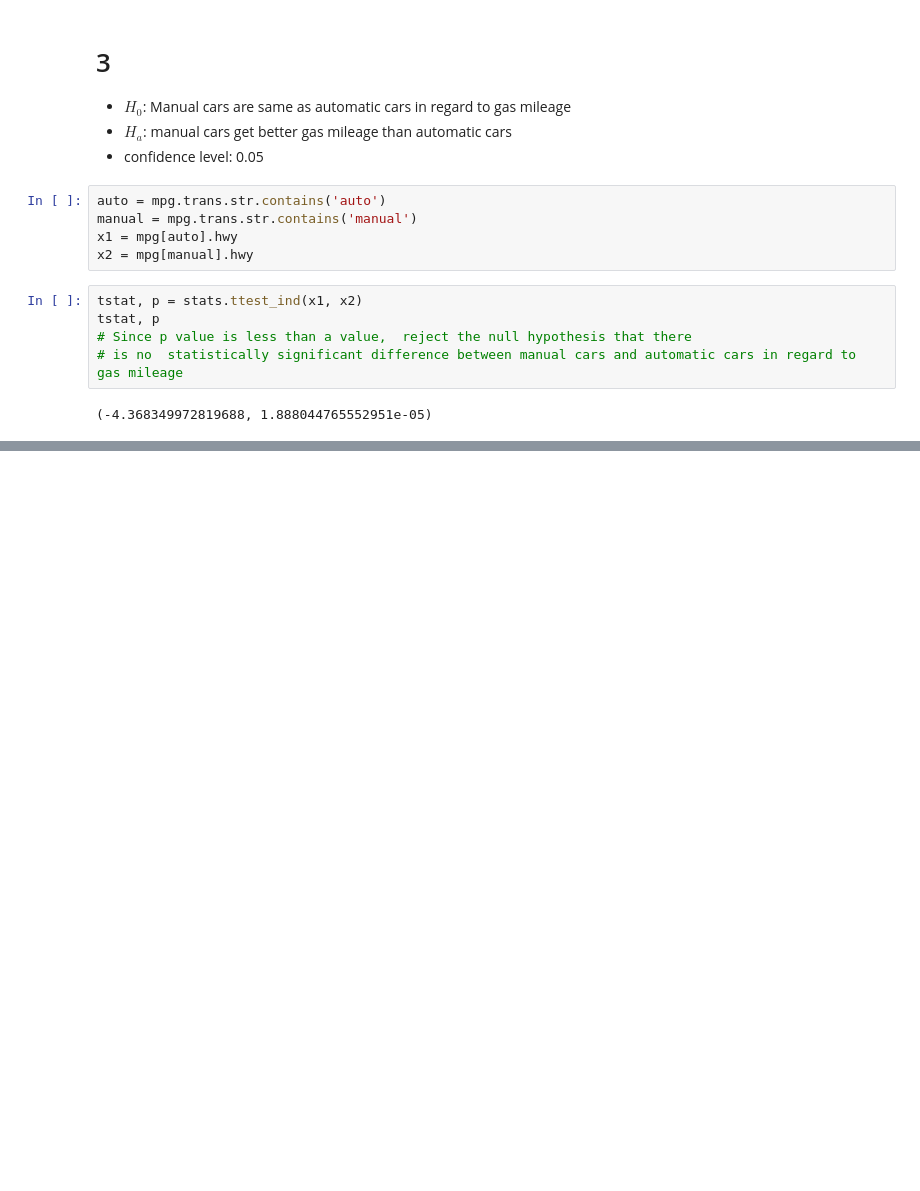
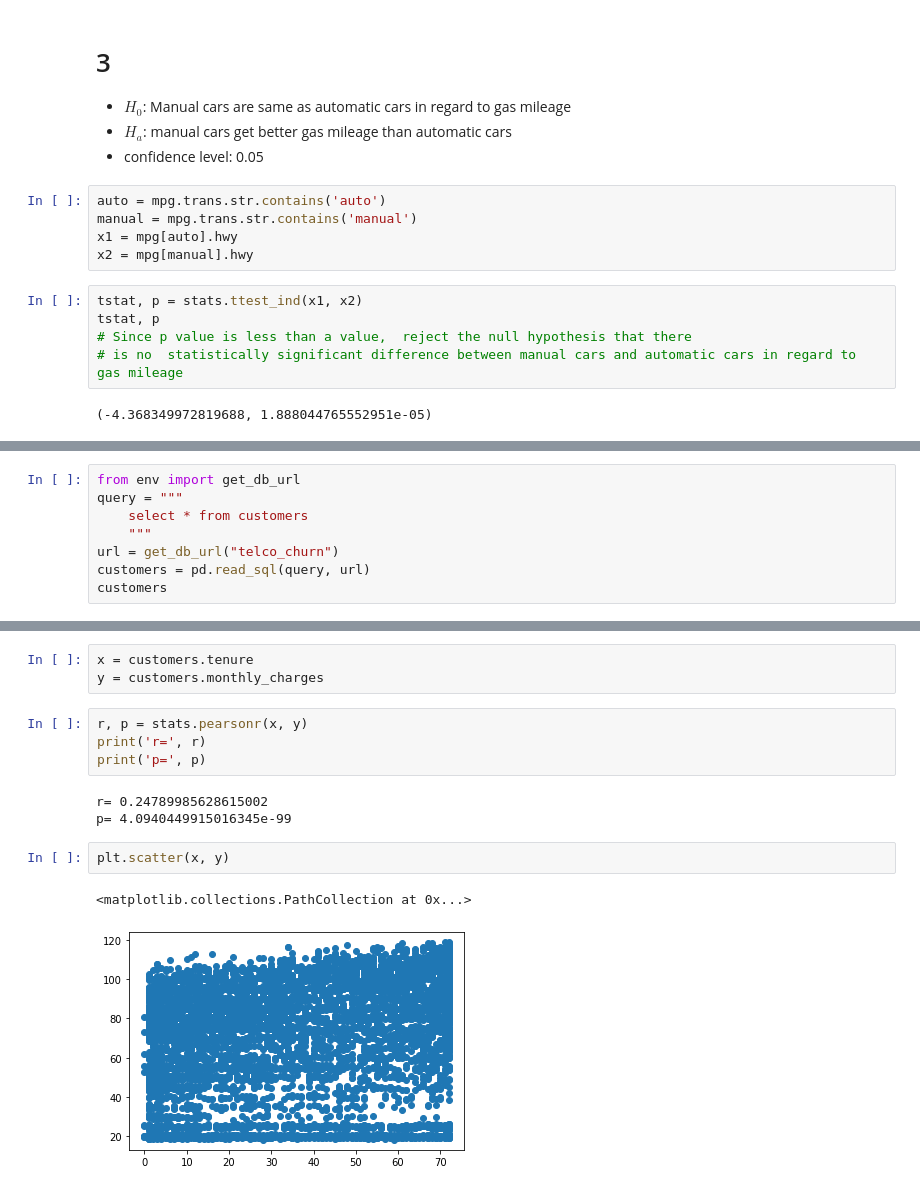
Before and after one commit to sunwenliang14/statistics-exercises, a Jupyter notebook: hypothesis_testing.ipynb, the cells around one changed output, grey strips where cells are left out. Cells and saved outputs as stored; diff of their text form; blank space fills up the shorter version.

```diff
--- a/hypothesis_testing.ipynb
+++ b/hypothesis_testing.ipynb
@@ -219,0 +227,8 @@ tstat, p
+# %%
+from env import get_db_url
+query = """
+    select * from customers
+    """
+url = get_db_url("telco_churn")
+customers = pd.read_sql(query, url)
+customers
@@ -219,0 +249,15 @@ tstat, p
+# %%
+x = customers.tenure
+y = customers.monthly_charges
+# %%
+r, p = stats.pearsonr(x, y)
+print('r=', r)
+print('p=', p)
+# %% [output]
+r= 0.24789985628615002
+p= 4.0940449915016345e-99
+# %%
+plt.scatter(x, y)
+# %% [output]
+<matplotlib.collections.PathCollection at 0x...>
+[figure, added]
```
Also changed, not shown: parts of 14 cells of this notebook.
